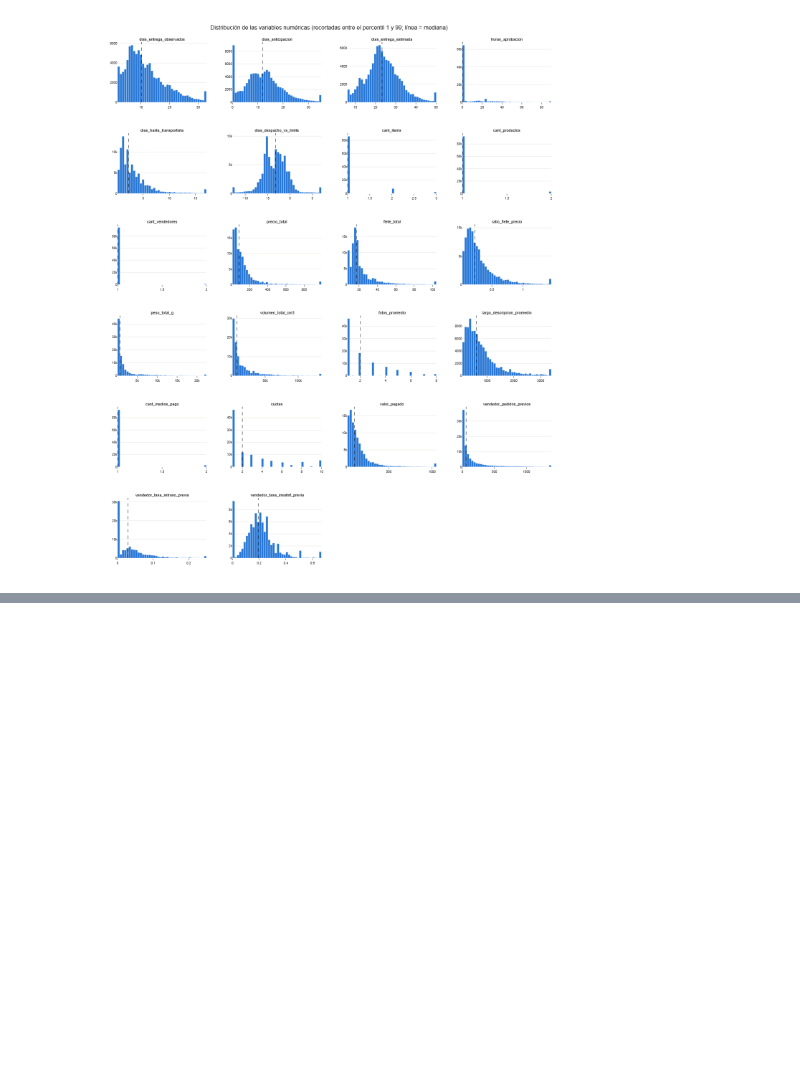
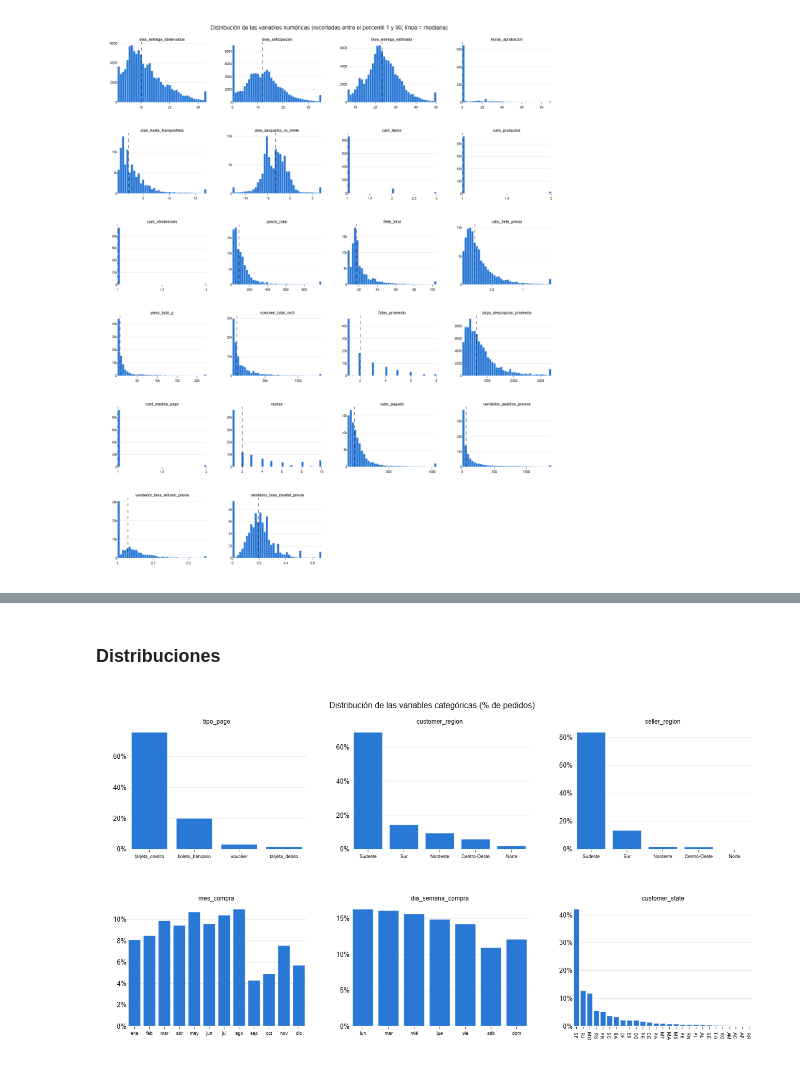
Before and after one commit to cynthiavivas9-ship-it/Proyecto-Mineria-de-datos, a Jupyter notebook: notebooks/03_eda.ipynb, the cells around one changed output, grey strips where cells are left out. Cells and saved outputs as stored; diff of their text form; code cells hidden in the pictures; blank space fills up the shorter version.

```diff
--- a/notebooks/03_eda.ipynb
+++ b/notebooks/03_eda.ipynb
@@ -312,0 +333,13 @@ fig.show()
+# %%
+filas = []
+for var in VARS_CATEGORICAS:
+    frec = df[var].value_counts(normalize=True)     # proporción de cada categoría
+    filas.append({
+        'variable': var,
+        'categorías': df[var].nunique(),
+        '% nulos': round(df[var].isna().mean() * 100, 2),
+        'más frecuente': frec.index[0],
+        '% más frecuente': round(frec.iloc[0] * 100, 1),
+        '% en las 5 más frecuentes': round(frec.head(5).sum() * 100, 1),
+    })
+display(pd.DataFrame(filas).set_index('variable'))
@@ -312,0 +357,41 @@ fig.show()
+# %% [markdown]
+### Distribuciones
+# %%
+DIAS = {0: 'lun', 1: 'mar', 2: 'mié', 3: 'jue', 4: 'vie', 5: 'sáb', 6: 'dom'}
+MESES = {1: 'ene', 2: 'feb', 3: 'mar', 4: 'abr', 5: 'may', 6: 'jun',
+         7: 'jul', 8: 'ago', 9: 'sep', 10: 'oct', 11: 'nov', 12: 'dic'}
+
+# (variable, etiquetas para mostrar, ¿ordenar por valor natural en vez de por frecuencia?)
+graficos = [
+    ('tipo_pago', None, False),
+    ('customer_region', None, False),
+    ('seller_region', None, False),
+    ('mes_compra', MESES, True),
+    ('dia_semana_compra', DIAS, True),
+    ('customer_state', None, False),
+]
+
+fig = make_subplots(rows=2, cols=3, subplot_titles=[g[0] for g in graficos],
+                    vertical_spacing=0.18, horizontal_spacing=0.07)
+
+for i, (var, etiquetas, orden_natural) in enumerate(graficos):
+    frec = df[var].value_counts(normalize=True)   # ya resumido: pocas barras, liviano
+    if orden_natural:
+        frec = frec.sort_index()                  # meses y días en orden calendario
+    if etiquetas:
+        frec = frec.rename(index=etiquetas)
+    fig.add_trace(go.Bar(
+        x=frec.index.astype(str), y=frec.values, marker_color=AZUL,
+        hovertemplate='%{x}<br>%{y:.1%} de los pedidos<extra></extra>',
+    ), row=i // 3 + 1, col=i % 3 + 1)
+
+fig.update_yaxes(tickformat='.0%')
+fig.update_xaxes(tickfont_size=9)
+fig.update_annotations(font_size=12)
+fig.update_layout(height=700, width=1300, showlegend=False,
+                  title='Distribución de las variables categóricas (% de pedidos)')
+
+guardar(fig, '03_03_categoricas_distribucion')
+fig.show()
+# %% [output]
+[figure, added]
```
Also changed, not shown: parts of 15 cells of this notebook, 5 other files.
